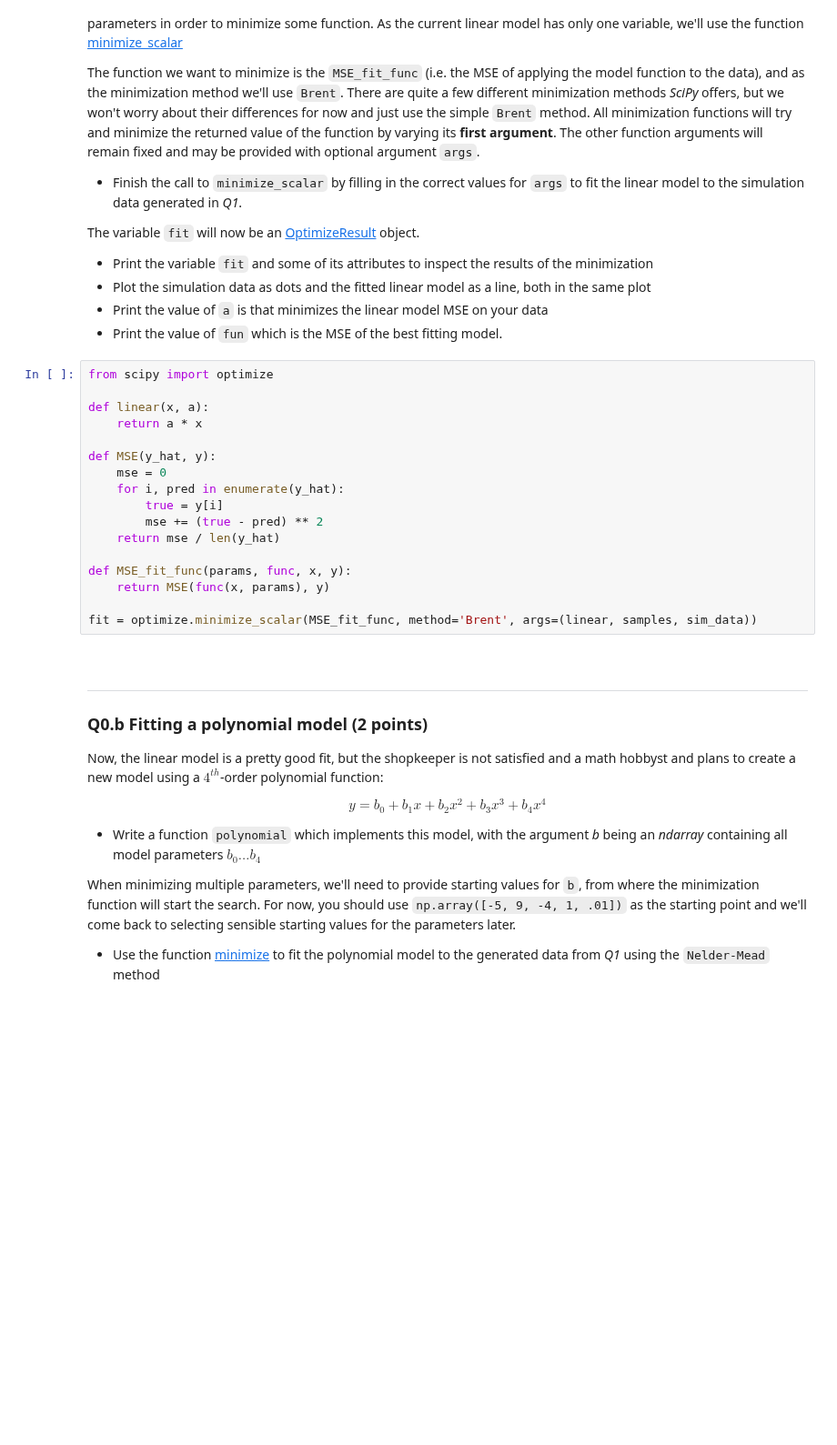
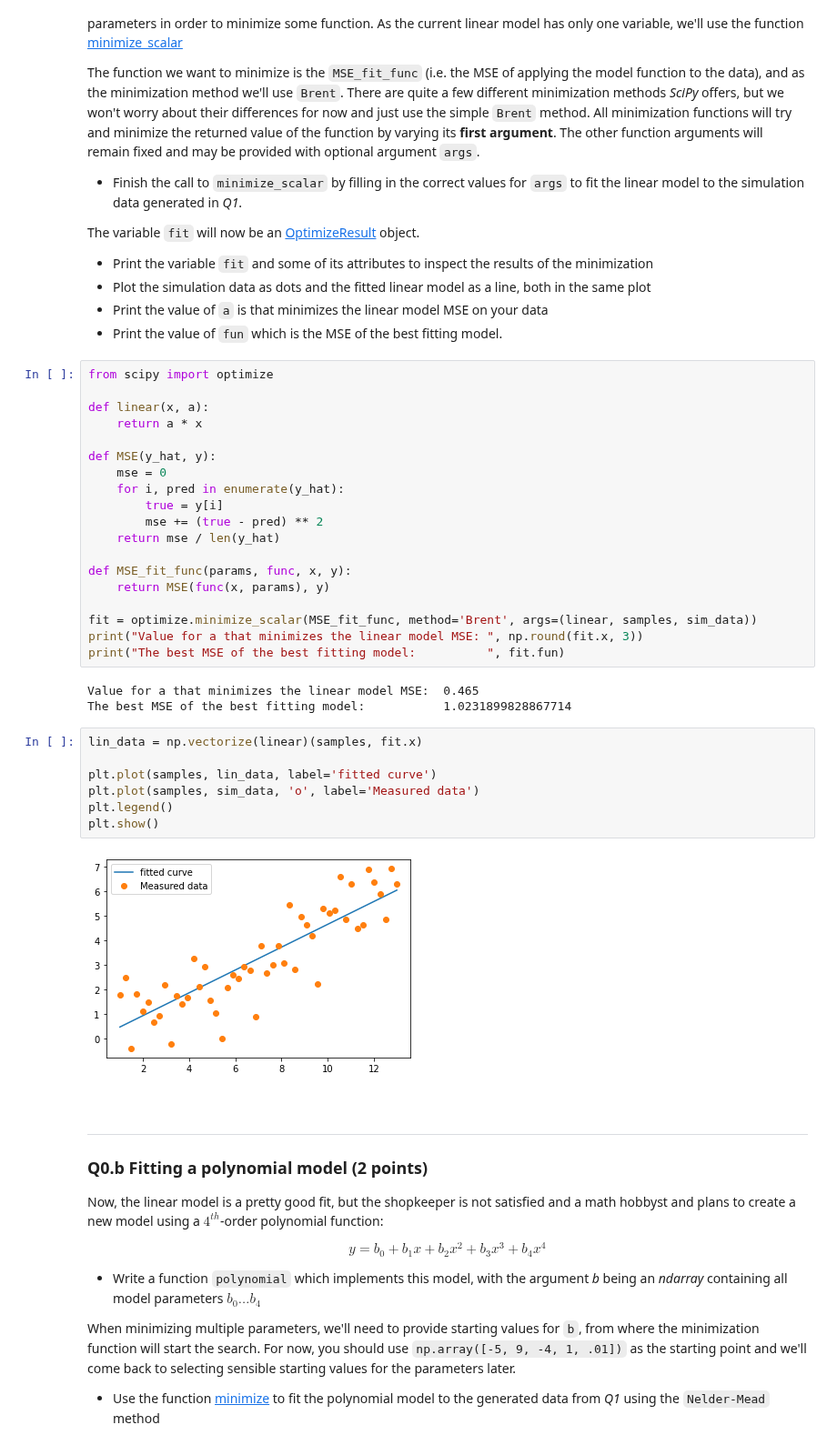
Before and after one commit to Tim-pijnacker/CGM, a Jupyter notebook: Assignment_2/Assignment_2.ipynb, the cells around one changed output. Shown at 91% size. Drawn from its saved outputs; the diff is of its cells as text; blank space fills up the shorter version.

```diff
--- a/Assignment_2/Assignment_2.ipynb
+++ b/Assignment_2/Assignment_2.ipynb
@@ -120,6 +120,20 @@ def MSE_fit_func(params, func, x, y):
     return MSE(func(x, params), y)
 
 fit = optimize.minimize_scalar(MSE_fit_func, method='Brent', args=(linear, samples, sim_data))
+print("Value for a that minimizes the linear model MSE: ", np.round(fit.x, 3))
+print("The best MSE of the best fitting model:          ", fit.fun)
+# %% [output]
+Value for a that minimizes the linear model MSE:  0.465
+The best MSE of the best fitting model:           1.0231899828867714
+# %%
+lin_data = np.vectorize(linear)(samples, fit.x)
+
+plt.plot(samples, lin_data, label='fitted curve')
+plt.plot(samples, sim_data, 'o', label='Measured data')
+plt.legend()
+plt.show()
+# %% [output]
+[figure, added]
 # %% [markdown]
 <br>
 
```
Also changed, not shown: parts of 14 cells of this notebook.
